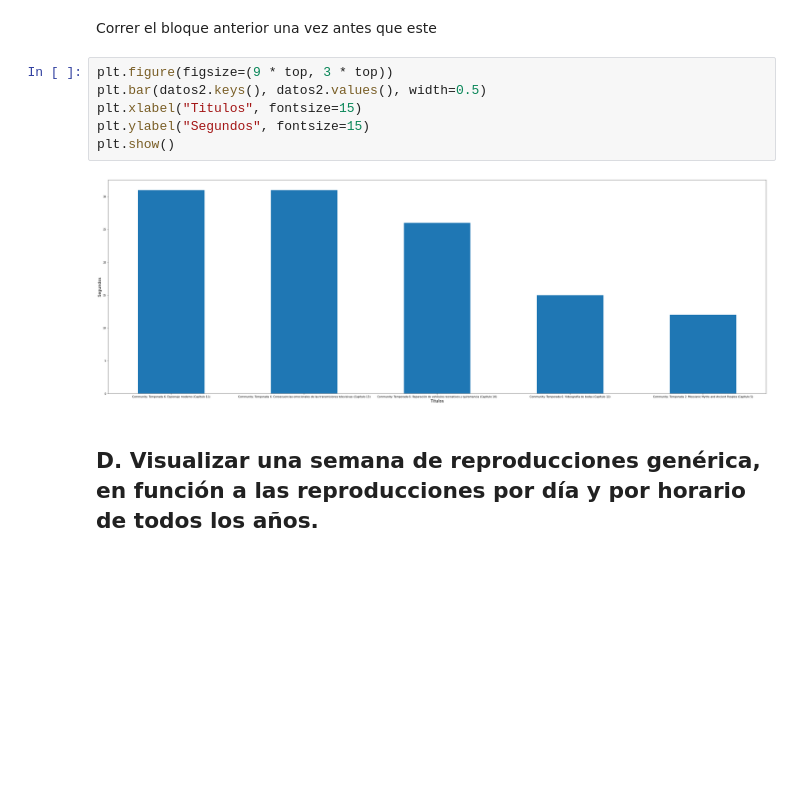
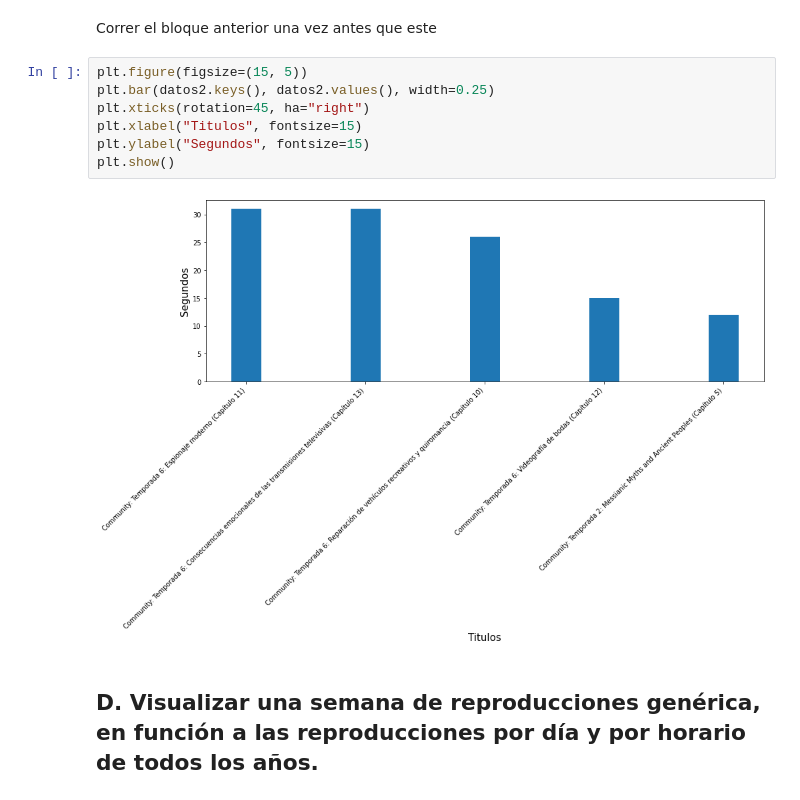
Before and after one commit to MatiasBlanco0/Trabajo-Practico-Netflix, a Jupyter notebook: Trabajo_Practico_Netflix.ipynb, the cells around one changed output. Cells and saved outputs as stored; diff of their text form; blank space fills up the shorter version.

```diff
--- a/Trabajo_Practico_Netflix.ipynb
+++ b/Trabajo_Practico_Netflix.ipynb
@@ -190,13 +191,14 @@ datos2 = dict(sorted(titulosSeries1.items(), key=lambda item: item[1], reverse=T
 # %% [markdown]
 Correr el bloque anterior una vez antes que este
 # %%
-plt.figure(figsize=(9 * top, 3 * top))
-plt.bar(datos2.keys(), datos2.values(), width=0.5)
+plt.figure(figsize=(15, 5))
+plt.bar(datos2.keys(), datos2.values(), width=0.25)
+plt.xticks(rotation=45, ha="right")
 plt.xlabel("Titulos", fontsize=15)
 plt.ylabel("Segundos", fontsize=15)
 plt.show()
 # %% [output]
-[figure, old version]
+[figure, new version]
 # %% [markdown]
 ## D. Visualizar una semana de reproducciones genérica, en función a las reproducciones por día y por horario de todos los años.
 # %%
```
Also changed, not shown: parts of 1 cell of this notebook.
